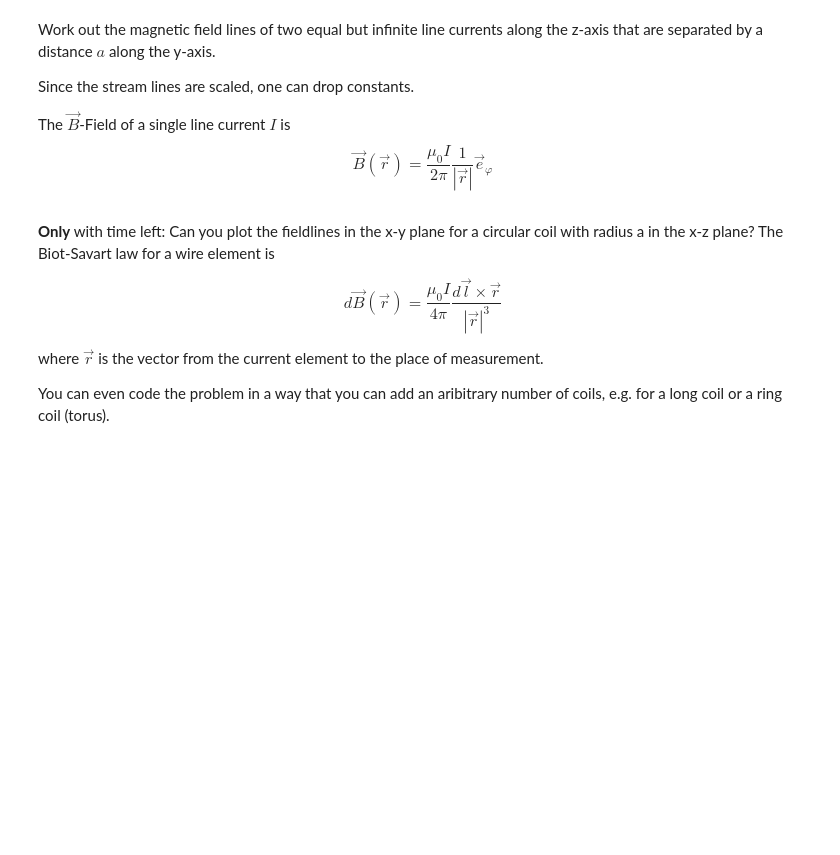
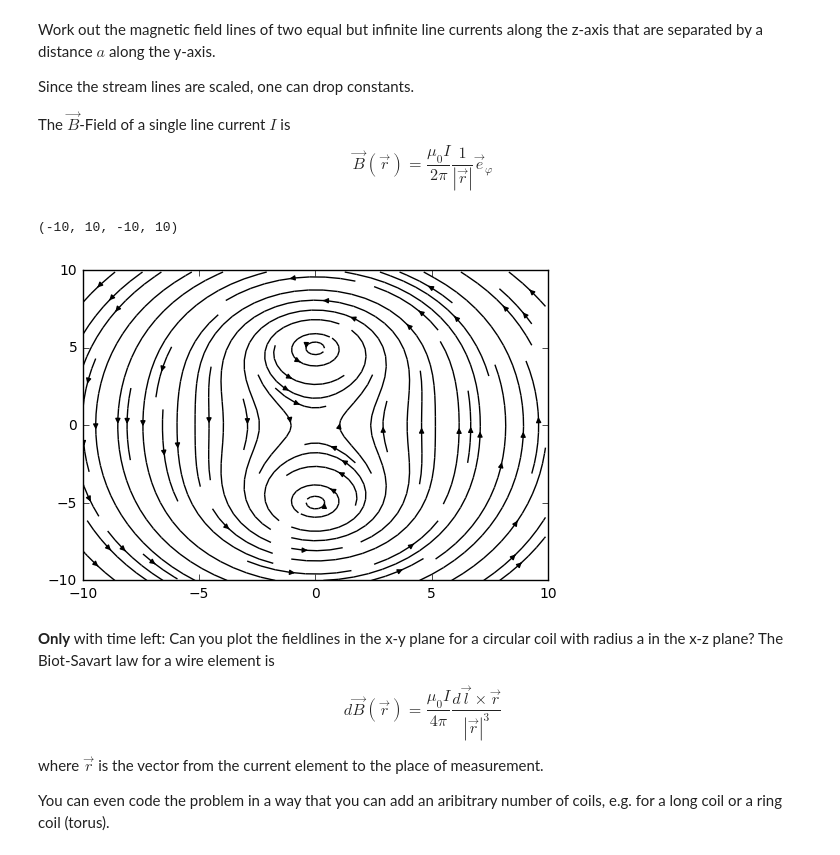
Before and after one commit to woskar/python-for-scientists, a Jupyter notebook: Python for Scientists - Lecture Notes.ipynb, the cells around one changed output. Saved outputs shown, nothing was run; the diff lists cells and outputs as text; code cells hidden in the pictures; blank space fills up the shorter version.

```diff
--- a/Python for Scientists - Lecture Notes.ipynb
+++ b/Python for Scientists - Lecture Notes.ipynb
@@ -326,3 +330,24 @@ plt.streamplot(x, y, b1x+b2x, b1y+b2y)
+# %%
+# create system of two axes
+x=np.arange(-10,10,0.1)
+y=np.arange(-10,10,0.1)
+
+# create arrays for the coordinates
+xx,yy = np.meshgrid(x,y)
+
+# determine radii, distance from every point to wires
+r1sq=xx**2+(yy-5)**2
+r2sq=xx**2+(yy+5)**2
+
+# claculate magnetic field vectors
+b1x,b1y   = - (yy-5)/r1sq, xx/r1sq
+b2x,b2y   = - (yy+5)/r2sq, xx/r2sq
+
+plt.streamplot(x,y,b1x+b2x,b1y+b2y,color='k')
+plt.axis((-10, 10, -10, 10))
+# %% [output]
+(-10, 10, -10, 10)
+[figure, added]
 # %% [markdown]
 **Only** with time left: Can you plot the fieldlines in the x-y plane for a circular coil with radius a in the x-z plane?
 The Biot-Savart law for a wire element is
```
Also changed, not shown: parts of 24 cells of this notebook.
